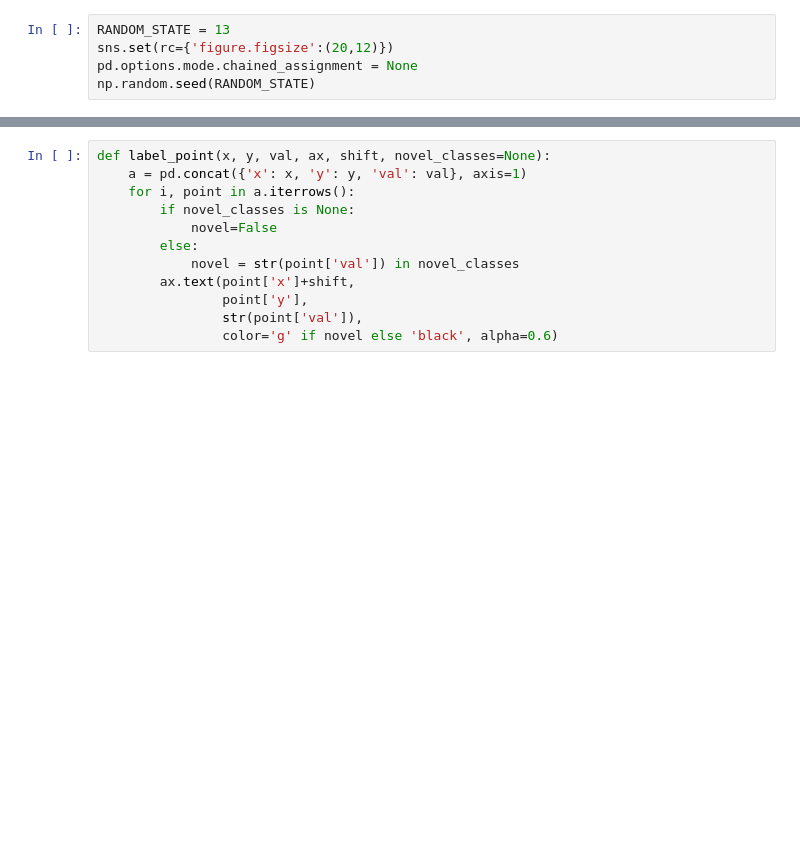
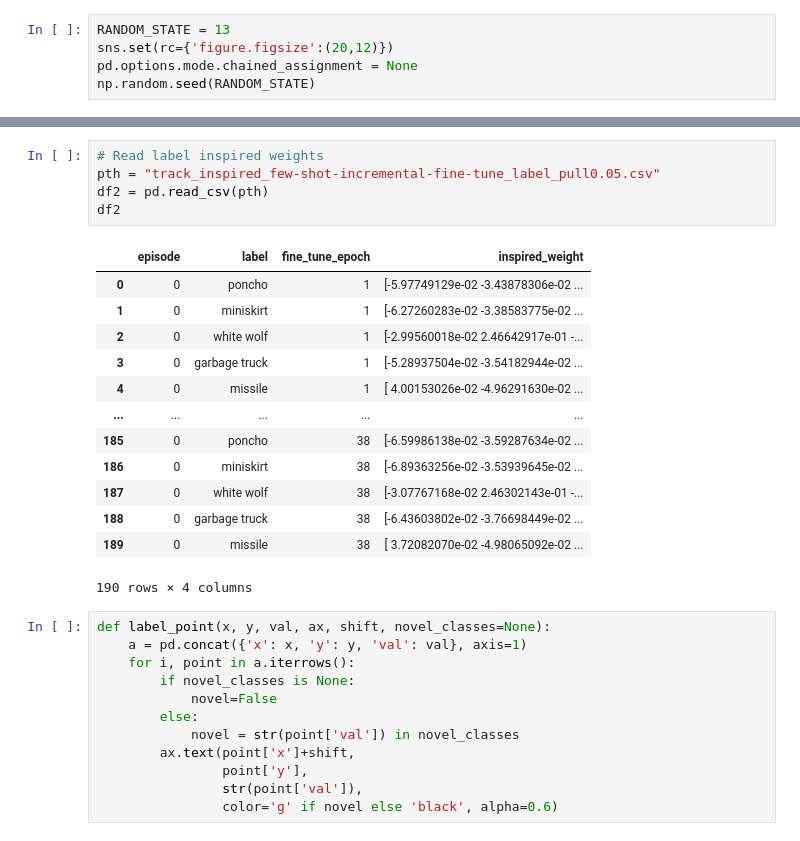
Before and after one commit to feyzaakyurek/subspace-reg, a Jupyter notebook: visualization.ipynb, the cells around one changed output, grey strips where cells are left out. Drawn from its saved outputs; the diff is of its cells as text; blank space fills up the shorter version.

```diff
--- a/visualization.ipynb
+++ b/visualization.ipynb
@@ -38,3 +39,22 @@ df
+# %%
+# Read label inspired weights
+pth = "track_inspired_few-shot-incremental-fine-tune_label_pull0.05.csv"
+df2 = pd.read_csv(pth)
+df2
+# %% [output]
+|  | episode | label | fine_tune_epoch | inspired_weight |
+| 0 | 0 | poncho | 1 | [-5.97749129e-02 -3.43878306e-02 ... |
+| 1 | 0 | miniskirt | 1 | [-6.27260283e-02 -3.38583775e-02 ... |
+| 2 | 0 | white wolf | 1 | [-2.99560018e-02 2.46642917e-01 -... |
+| 3 | 0 | garbage truck | 1 | [-5.28937504e-02 -3.54182944e-02 ... |
+| 4 | 0 | missile | 1 | [ 4.00153026e-02 -4.96291630e-02 ... |
+| ... | ... | ... | ... | ... |
+| 185 | 0 | poncho | 38 | [-6.59986138e-02 -3.59287634e-02 ... |
+| 186 | 0 | miniskirt | 38 | [-6.89363256e-02 -3.53939645e-02 ... |
+| 187 | 0 | white wolf | 38 | [-3.07767168e-02 2.46302143e-01 -... |
+| 188 | 0 | garbage truck | 38 | [-6.43603802e-02 -3.76698449e-02 ... |
+| 189 | 0 | missile | 38 | [ 3.72082070e-02 -4.98065092e-02 ... |
+190 rows × 4 columns
 # %%
 def label_point(x, y, val, ax, shift, novel_classes=None):
     a = pd.concat({'x': x, 'y': y, 'val': val}, axis=1)
```
Also changed, not shown: parts of 8 cells of this notebook, 4 other files.
